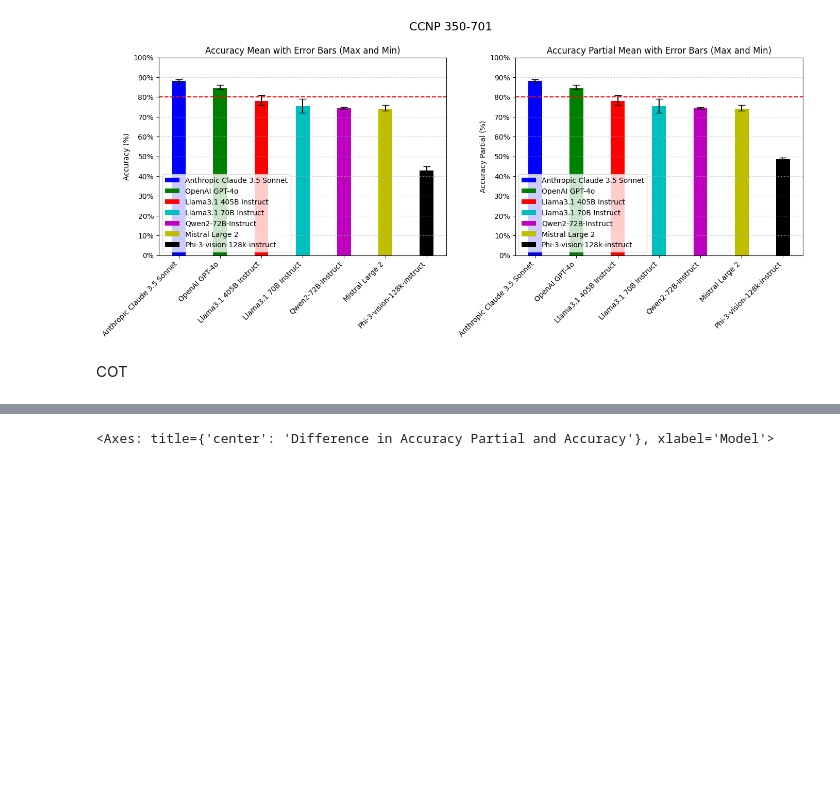
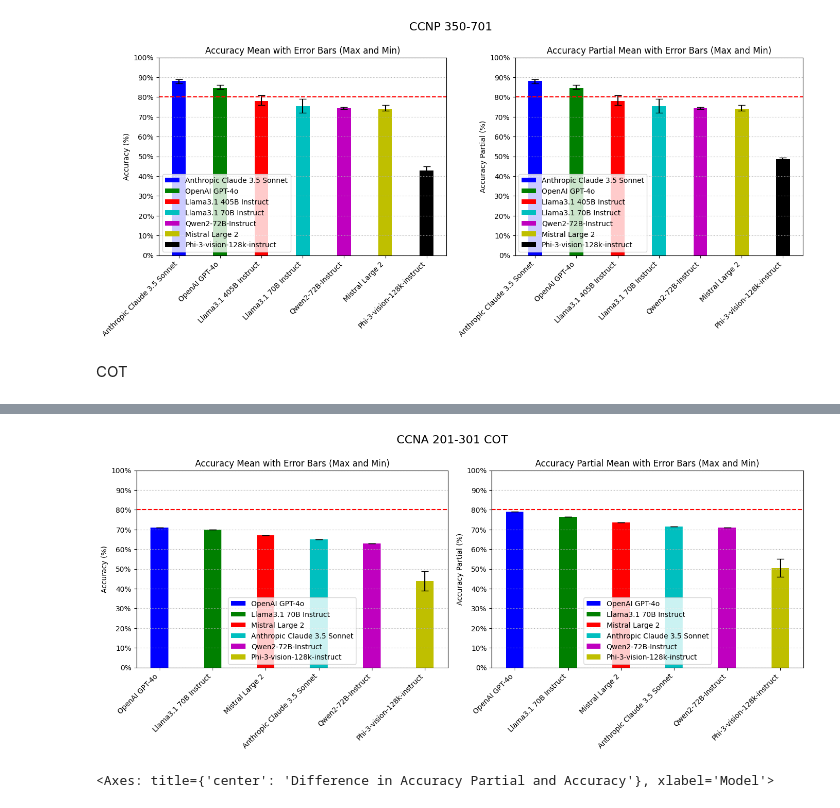
Before and after one commit to cybercampus-se/GenAICyberSecMCQA, a Jupyter notebook: src/analysis.ipynb, the cells around one changed output, grey strips where cells are left out. Drawn from its saved outputs; the diff is of its cells as text; code cells hidden in the pictures; blank space fills up the shorter version.

Commit message:
cot results CCNA

```diff
--- a/src/analysis.ipynb
+++ b/src/analysis.ipynb
@@ -33,30 +34,6 @@ See the caveats in the documentation: https://pandas.pydata.org/pandas-docs/stab
 [figure]
 # %% [markdown]
 # CCNA & CCNP 5 Shot Anaylsis
-# %%
-import os
-
-def stats_from_pickle(folder_paths):
-    shuffled_evalutation_df = pd.DataFrame(columns=[ 'Number of Questions','Correctly Answered','Incorrectly Answered','Accuracy','Accuracy Partial'])
-
-    pkl_files = []
-    for folder_path in folder_paths:
-        for root, dirs, files in os.walk(folder_path):
-            for file in files:
-                if "shuffled" in file and file.endswith(".pkl"):
-                    pkl_files.append(os.path.join(root, file))
-
-    pkl_files
-
-    for file in pkl_files:
-        llm_exam_result = pickle.load(open(file, "rb"))
-        evaluation_df = evaluation(llm_exam_result)
-        #Concat the evaluation dataframe to the complete dataframe
-        shuffled_evalutation_df = pd.concat([shuffled_evalutation_df, evaluation_df], ignore_index=True)
-
-    model_statistics = calculate_model_statistics(shuffled_evalutation_df)
-    #sort the model statistics by accuracy
-    return model_statistics.sort_values(by="Accuracy Mean", ascending=False, ignore_index=True)
 # %%
 CCNA_folder_paths = ["../results/100_questions_5_Shot_201-301-CCNA_2024_08_06_11_08_FULL_RUN"]
 CCNA_model_statistics = stats_from_pickle(CCNA_folder_paths)
@@ -80,8 +117,9 @@ COT
 # %%
-CCNA_COTfolder_paths = ["../results/100_questions_0_Shot_COT_201-301-CCNA_2024_08_06_19_15"]
-CCNA_model_statistics = stats_from_pickle(CCNA_folder_paths)
+
 title="CCNA 201-301 COT"
-plot_evaluation_CCNA(CCNA_model_statistics, hline_accuracy=0.8, hline_partial=0.8, title=title)
+plot_evaluation_CCNA(CCNA_COTmodel_statistics, hline_accuracy=0.8, hline_partial=0.8, title=title)
+# %% [output]
+[figure, added]
 # %%
 # plot the difference between the two Accuracy Partial and Accuracy
 ccna_df["Difference"] = ccna_df["Accuracy Partial Mean"] - ccna_df["Accuracy Mean"]
```
Also changed, not shown: parts of 2 cells of this notebook, 17 other files.
